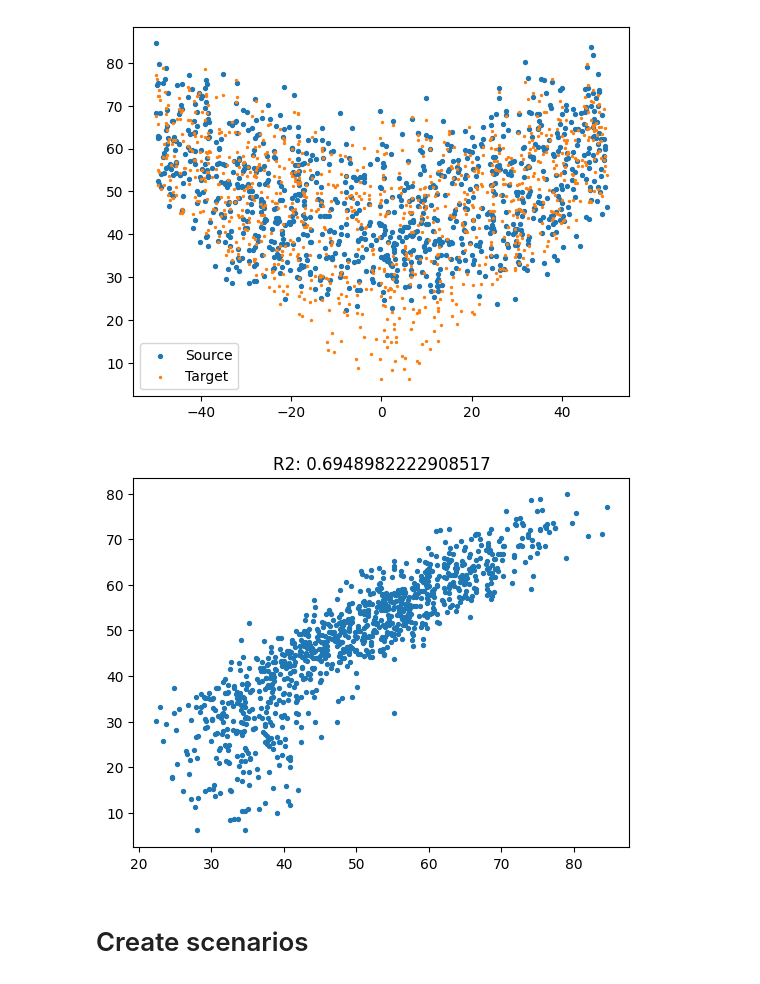
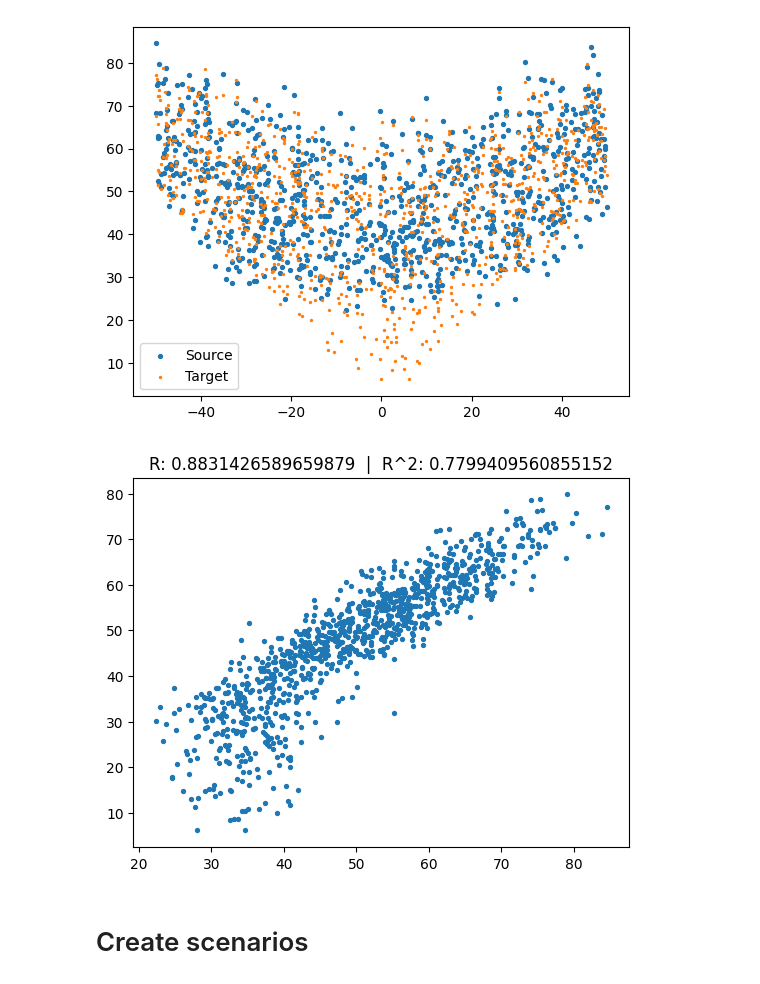
Before and after one commit to AC-BO-Hackathon/project-26-multiple-context-bo, a Jupyter notebook: truncated_square.ipynb, the cells around one changed output. Drawn from its saved outputs; the diff is of its cells as text; code cells hidden in the pictures.

```diff
--- a/truncated_square.ipynb
+++ b/truncated_square.ipynb
@@ -114,9 +115,10 @@ plt.legend(['Source','Target']);
 [figure]
 # %%
 plt.scatter(y1, y2, 8);
-plt.title(f'R2: {r2_score(y1, y2)}');
+slope, intercept, r_value, p_value, std_err = stats.linregress(y1, y2)
+plt.title(f"R: {r_value}  |  R^2: {r_value**2}");
 # %% [output]
-[figure, old version]
+[figure, new version]
 # %% [markdown]
 # Create scenarios
 # %%
```
Also changed, not shown: parts of 1 cell of this notebook.
